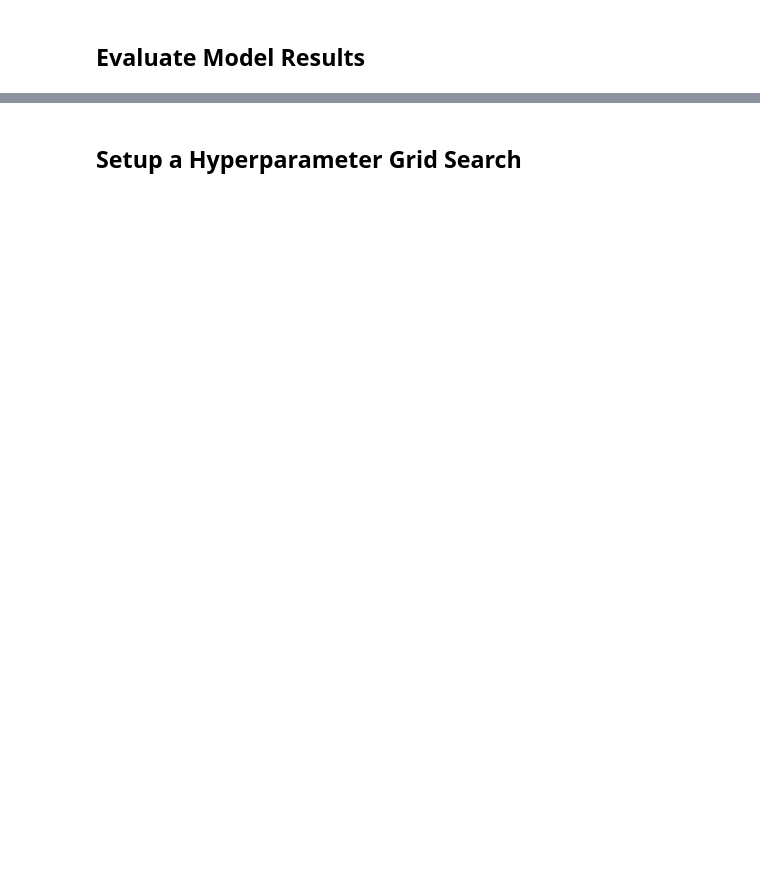
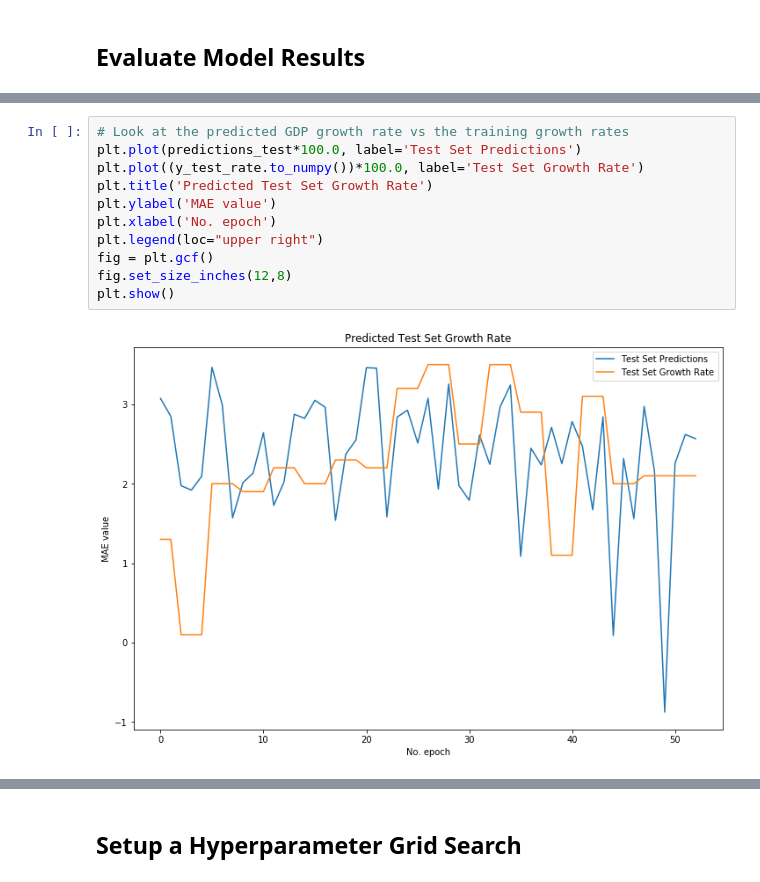
Before and after one commit to schkotty/Data-Science, a Jupyter notebook: GDP-Predictor/GDP-Regression-NN.ipynb, the cells around one changed output, grey strips where cells are left out. Drawn from its saved outputs; the diff is of its cells as text; blank space fills up the shorter version.

```diff
--- a/GDP-Predictor/GDP-Regression-NN.ipynb
+++ b/GDP-Predictor/GDP-Regression-NN.ipynb
@@ -420,0 +432,13 @@ plt.show()
+# %%
+# Look at the predicted GDP growth rate vs the training growth rates
+plt.plot(predictions_test*100.0, label='Test Set Predictions')
+plt.plot((y_test_rate.to_numpy())*100.0, label='Test Set Growth Rate')
+plt.title('Predicted Test Set Growth Rate')
+plt.ylabel('MAE value')
+plt.xlabel('No. epoch')
+plt.legend(loc="upper right")
+fig = plt.gcf()
+fig.set_size_inches(12,8)
+plt.show()
+# %% [output]
+[figure, added]
```
Also changed, not shown: parts of 22 cells of this notebook, 2 other files.
